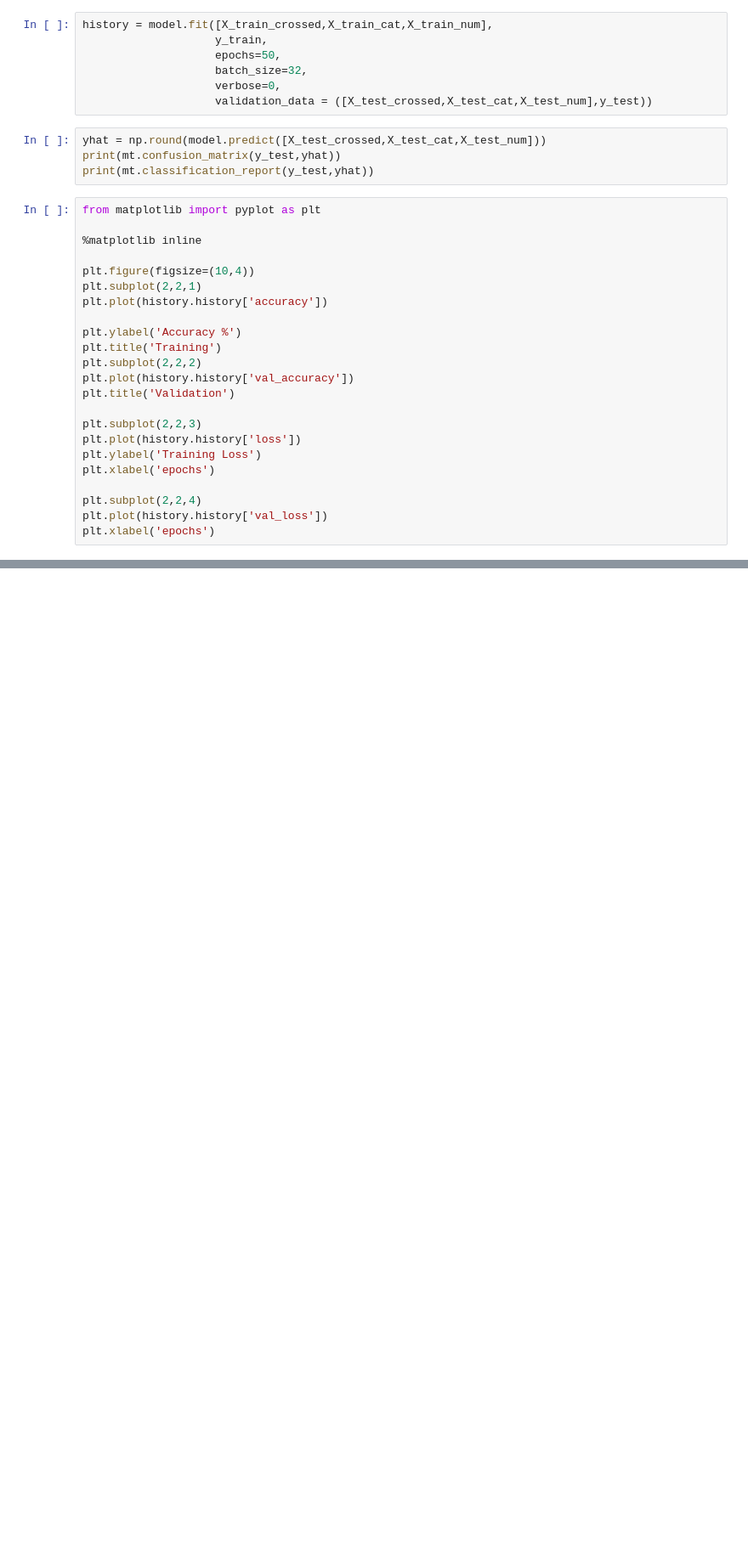
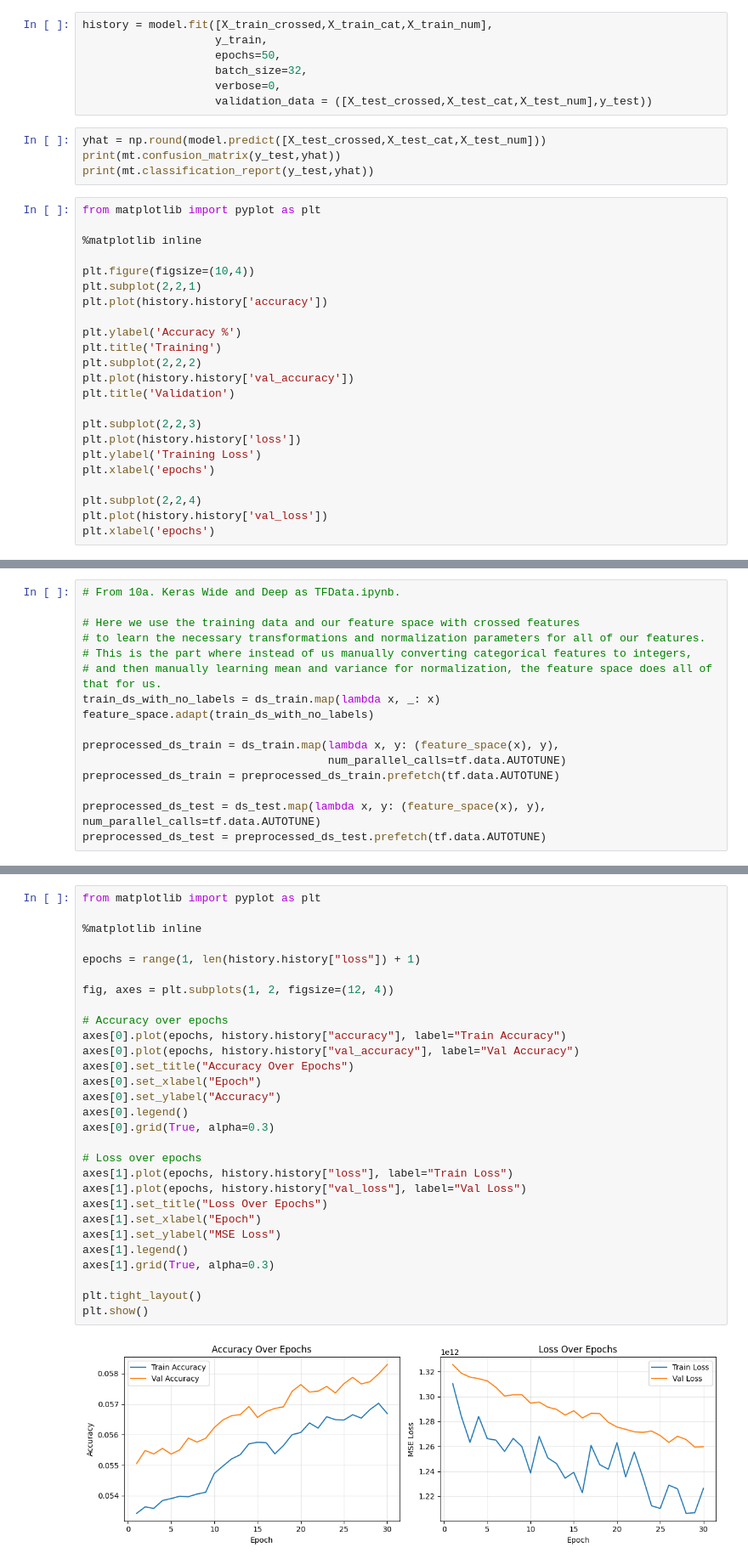
Before and after one commit to kdmatsson/CS-7324-Machine-Learning-in-Python, a Jupyter notebook: Lab_5_Folder/Lab_5.ipynb, the cells around one changed output, grey strips where cells are left out. Shown at 85% size. Saved outputs shown, nothing was run; the diff lists cells and outputs as text; blank space fills up the shorter version.

```diff
--- a/Lab_5_Folder/Lab_5.ipynb
+++ b/Lab_5_Folder/Lab_5.ipynb
@@ -359,0 +821,16 @@ plt.xlabel('epochs')
+# %%
+# From 10a. Keras Wide and Deep as TFData.ipynb.
+
+# Here we use the training data and our feature space with crossed features
+# to learn the necessary transformations and normalization parameters for all of our features.
+# This is the part where instead of us manually converting categorical features to integers,
+# and then manually learning mean and variance for normalization, the feature space does all of that for us.
+train_ds_with_no_labels = ds_train.map(lambda x, _: x)
+feature_space.adapt(train_ds_with_no_labels)
+
+preprocessed_ds_train = ds_train.map(lambda x, y: (feature_space(x), y),
+                                     num_parallel_calls=tf.data.AUTOTUNE)
+preprocessed_ds_train = preprocessed_ds_train.prefetch(tf.data.AUTOTUNE)
+
+preprocessed_ds_test = ds_test.map(lambda x, y: (feature_space(x), y), num_parallel_calls=tf.data.AUTOTUNE)
+preprocessed_ds_test = preprocessed_ds_test.prefetch(tf.data.AUTOTUNE)
@@ -359,0 +1068,31 @@ plt.xlabel('epochs')
+# %%
+from matplotlib import pyplot as plt
+
+%matplotlib inline
+
+epochs = range(1, len(history.history["loss"]) + 1)
+
+fig, axes = plt.subplots(1, 2, figsize=(12, 4))
+
+# Accuracy over epochs
+axes[0].plot(epochs, history.history["accuracy"], label="Train Accuracy")
+axes[0].plot(epochs, history.history["val_accuracy"], label="Val Accuracy")
+axes[0].set_title("Accuracy Over Epochs")
+axes[0].set_xlabel("Epoch")
+axes[0].set_ylabel("Accuracy")
+axes[0].legend()
+axes[0].grid(True, alpha=0.3)
+
+# Loss over epochs
+axes[1].plot(epochs, history.history["loss"], label="Train Loss")
+axes[1].plot(epochs, history.history["val_loss"], label="Val Loss")
+axes[1].set_title("Loss Over Epochs")
+axes[1].set_xlabel("Epoch")
+axes[1].set_ylabel("MSE Loss")
+axes[1].legend()
+axes[1].grid(True, alpha=0.3)
+
+plt.tight_layout()
+plt.show()
+# %% [output]
+[figure, added]
```
Also changed, not shown: parts of 41 cells of this notebook.
